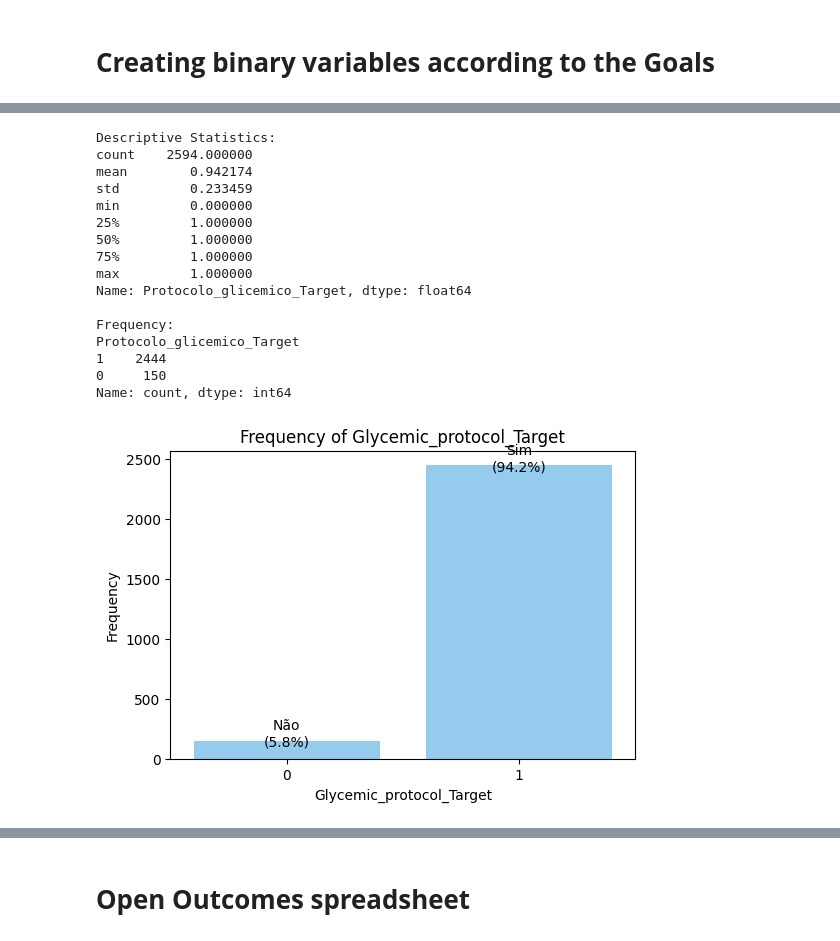
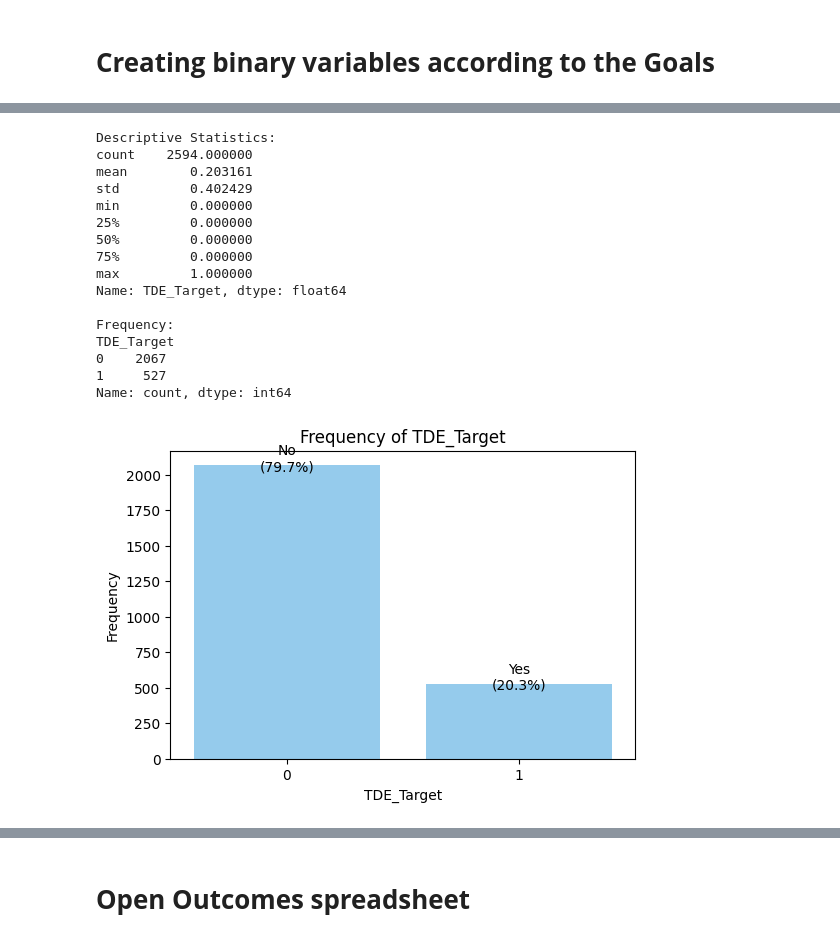
Before and after one commit to lbcarv1972/ICU-Liberation, a Jupyter notebook: ICU_Liberation_3.ipynb, the cells around one changed output, grey strips where cells are left out. Cells and saved outputs as stored; diff of their text form; code cells hidden in the pictures.

```diff
--- a/ICU_Liberation_3.ipynb
+++ b/ICU_Liberation_3.ipynb
@@ -41,7 +41,7 @@ sheet = gc.open_by_key(spreadsheet_id)
 # **Worksheet Definition**
 # %%
 # Worksheet Definition
-worksheet = sheet.worksheet('Entradas')
+worksheet = sheet.worksheet('Incomes')
 # %% [markdown]
 # **Get all data as a list of lists**
 # %%
@@ -118,61 +755,63 @@ Name: count, dtype: int64
 # %%
-# Create a new binary variable 'Glycemic_protocol_Target'
-df['Protocolo_glicemico_Target'] = df['Protocolo_glicemico'].apply(lambda x: 1 if x == 'Sim' else 0)
+# Assume the answer Yes as your goal for TDE
+
+# Create a new binary variable 'TDE_Target'
+df['TDE_Target'] = df['TDE'].apply(lambda x: 1 if x == 'Yes' else 0)
 
 # Calculate descriptive statistics
-cabeceira_elevada_stats = df['Protocolo_glicemico_Target'].describe()
+tde_target_stats = df['TDE_Target'].describe()
 
 # Calculate the frequency of each value (0 and 1)
-cabeceira_elevada_freq = df['Protocolo_glicemico_Target'].value_counts()
+tde_target_freq = df['TDE_Target'].value_counts()
 
 # Print the results
 print("Descriptive Statistics:")
-print(cabeceira_elevada_stats)
+print(tde_target_stats)
 
 print("\nFrequency:")
-print(cabeceira_elevada_freq)
+print(tde_target_freq)
 
 # Create the graph
 plt.figure(figsize=(6, 4))
-ax = sns.countplot(x='Protocolo_glicemico_Target', data=df, color='lightskyblue')
+ax = sns.countplot(x='TDE_Target', data=df, color='lightskyblue')
 
-# Add percentages as "Sim" or "Não" above the bars
+# Add percentages as "Yes" or "No" above the bars
 for i, p in enumerate(ax.patches):  # Use enumerate to get index
     height = p.get_height()
     percentage = (height / len(df)) * 100
 
-    # Custom labels with "Sim" or "Não":
+    # Custom labels with "Yes" or "No":
     label = f'{percentage:.1f}%'
     if i == 0:  # Use index (i) to identify the bar
-        label = f'Não\n({label})'
+        label = f'No\n({label})'
     else:
-        label = f'Sim\n({label})'
+        label = f'Yes\n({label})'
 
     ax.annotate(label,
                 (p.get_x() + p.get_width() / 2., height),
                 ha='center', va='center',
                 xytext=(0, 5),
                 textcoords='offset points')
 
-plt.title('Frequency of Glycemic_protocol_Target')
-plt.xlabel('Glycemic_protocol_Target')
+plt.title('Frequency of TDE_Target')
+plt.xlabel('TDE_Target')
 plt.ylabel('Frequency')
 plt.show()
 # %% [output]
 Descriptive Statistics:
 count    2594.000000
-mean        0.942174
-std         0.233459
+mean        0.203161
+std         0.402429
 min         0.000000
-25%         1.000000
-50%         1.000000
-75%         1.000000
+25%         0.000000
+50%         0.000000
+75%         0.000000
 max         1.000000
-Name: Protocolo_glicemico_Target, dtype: float64
+Name: TDE_Target, dtype: float64
 
 Frequency:
-Protocolo_glicemico_Target
-1    2444
-0     150
+TDE_Target
+0    2067
+1     527
 Name: count, dtype: int64
-[figure, old version]
+[figure, new version]
```
Also changed, not shown: parts of 40 cells of this notebook.
